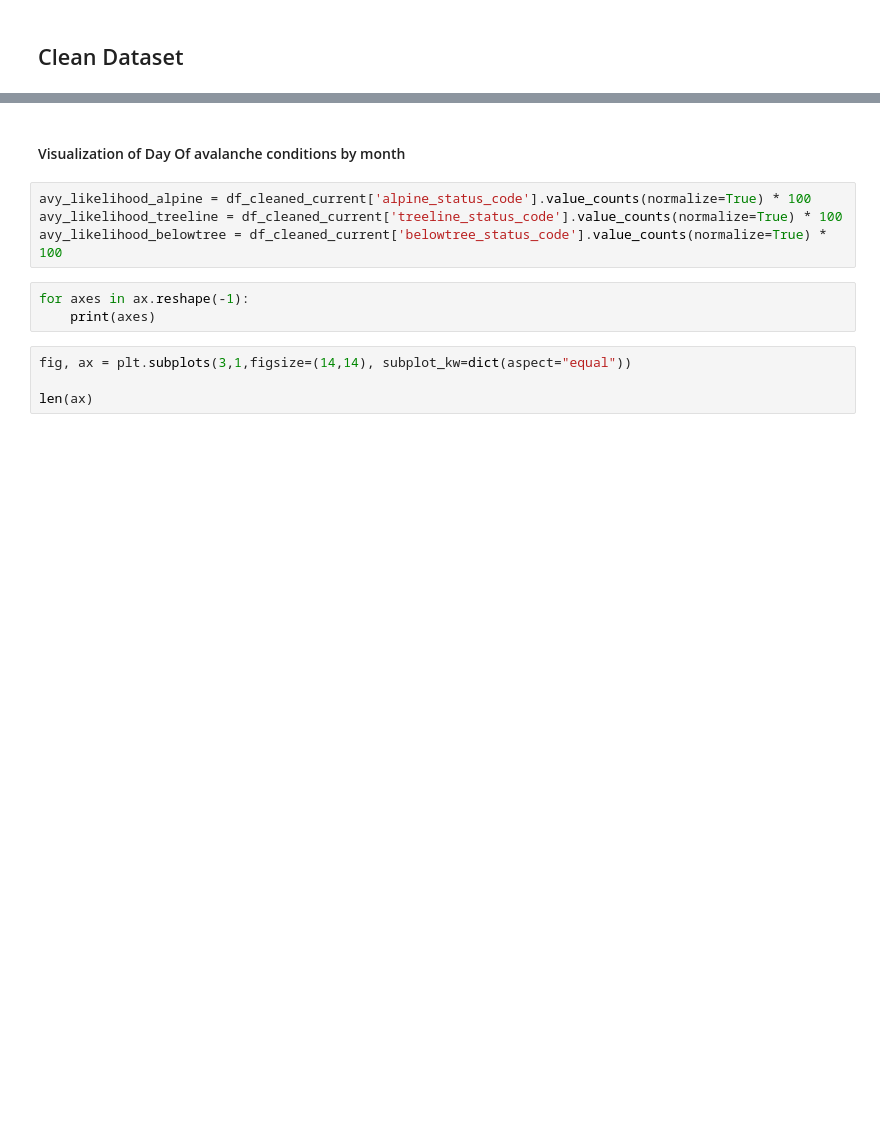
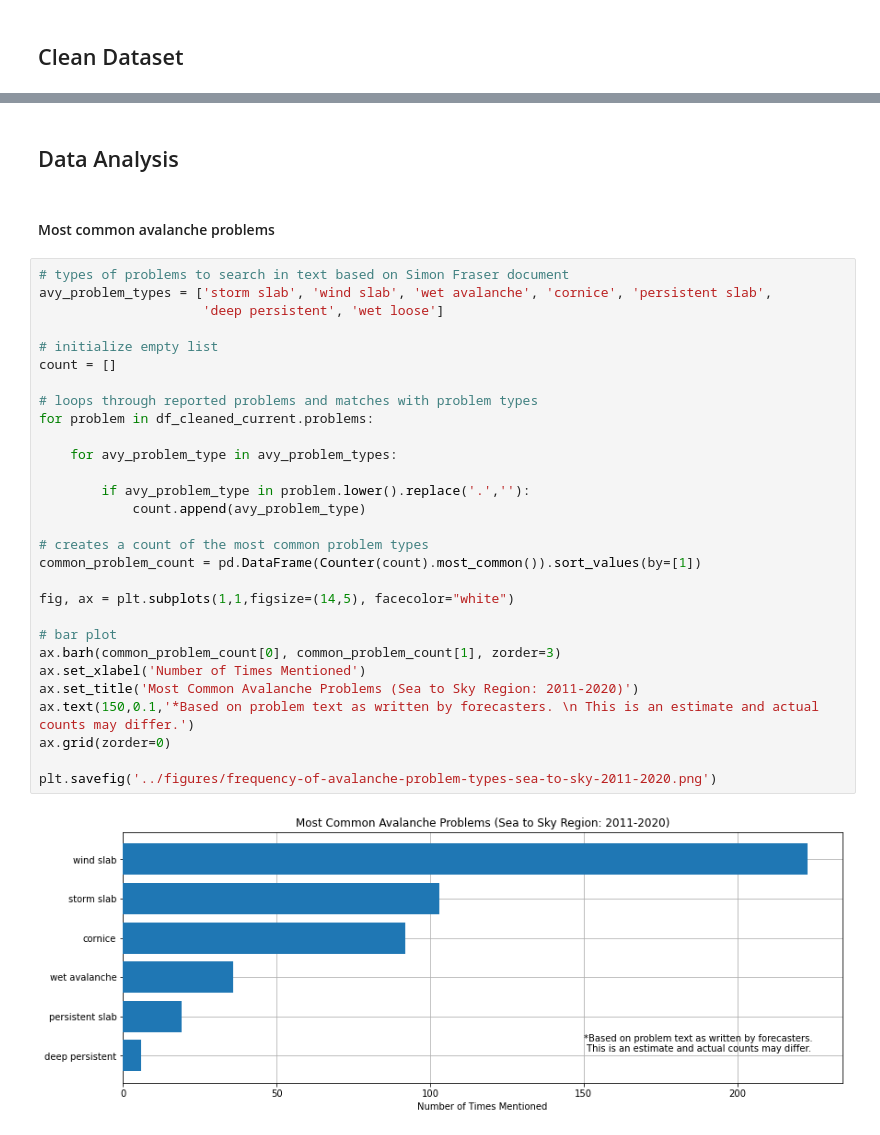
Before and after one commit to david-hurley/avalanche-canada-data-analysis, a Jupyter notebook: notebooks/2020_10_10_dh_clean_explore_data.ipynb, the cells around one changed output, grey strips where cells are left out. Saved outputs shown, nothing was run; the diff lists cells and outputs as text; blank space fills up the shorter version.

```diff
--- a/notebooks/2020_10_10_dh_clean_explore_data.ipynb
+++ b/notebooks/2020_10_10_dh_clean_explore_data.ipynb
@@ -225,13 +317,35 @@ plt.savefig('../figures/yearly-distribution-avy-conditions-sea-to-sky-2011-2020.
-# %% [markdown]
-#### Visualization of Day Of avalanche conditions by month
-# %%
-avy_likelihood_alpine = df_cleaned_current['alpine_status_code'].value_counts(normalize=True) * 100
-avy_likelihood_treeline = df_cleaned_current['treeline_status_code'].value_counts(normalize=True) * 100
-avy_likelihood_belowtree = df_cleaned_current['belowtree_status_code'].value_counts(normalize=True) * 100
-# %%
-for axes in ax.reshape(-1):
-    print(axes)
-# %%
-fig, ax = plt.subplots(3,1,figsize=(14,14), subplot_kw=dict(aspect="equal"))
-
-len(ax)
+# %% [markdown]
+## Data Analysis
+# %% [markdown]
+#### Most common avalanche problems
+# %%
+# types of problems to search in text based on Simon Fraser document
+avy_problem_types = ['storm slab', 'wind slab', 'wet avalanche', 'cornice', 'persistent slab',
+                     'deep persistent', 'wet loose']
+
+# initialize empty list
+count = []
+
+# loops through reported problems and matches with problem types
+for problem in df_cleaned_current.problems:
+
+    for avy_problem_type in avy_problem_types:
+
+        if avy_problem_type in problem.lower().replace('.',''):
+            count.append(avy_problem_type)
+
+# creates a count of the most common problem types
+common_problem_count = pd.DataFrame(Counter(count).most_common()).sort_values(by=[1])
+
+fig, ax = plt.subplots(1,1,figsize=(14,5), facecolor="white")
+
+# bar plot
+ax.barh(common_problem_count[0], common_problem_count[1], zorder=3)
+ax.set_xlabel('Number of Times Mentioned')
+ax.set_title('Most Common Avalanche Problems (Sea to Sky Region: 2011-2020)')
+ax.text(150,0.1,'*Based on problem text as written by forecasters. \n This is an estimate and actual counts may differ.')
+ax.grid(zorder=0)
+
+plt.savefig('../figures/frequency-of-avalanche-problem-types-sea-to-sky-2011-2020.png')
+# %% [output]
+[figure, added]
```
Also changed, not shown: parts of 17 cells of this notebook, 13 other files.
